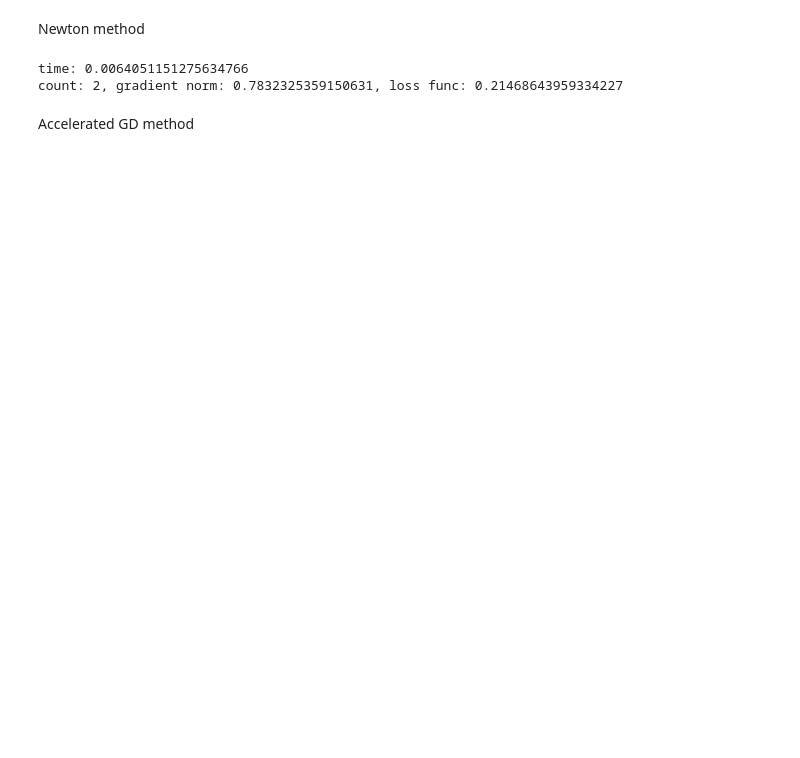
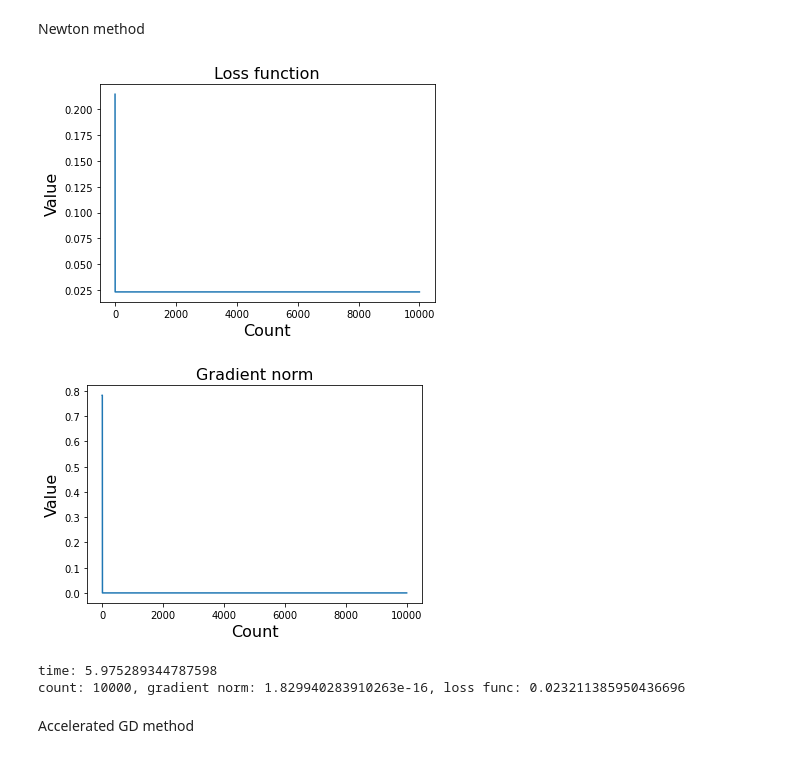
Before and after one commit to batman0911/regression_algorithm, a Jupyter notebook: kc_house/main.ipynb, the cells around one changed output. Drawn from its saved outputs; the diff is of its cells as text; code cells hidden in the pictures; blank space fills up the shorter version.

Commit message:
bench

```diff
--- a/kc_house/main.ipynb
+++ b/kc_house/main.ipynb
@@ -97,31 +93,33 @@ Newton method
 # %%
 start = time.time()
 
 lm = reg.RegressionOpt(
     solver='newton',
     max_iter=10000,
     step_size=1,
     w=w_init,
     X_train=X_train,
     y_train=y_train,
     X_test=X_test,
     y_test=y_test,
-    terminate=is_terminated,
-    bench_mode=bench_mode
+    terminate=False,
+    bench_mode=False
 )
 
 lm.fit_newton()
 
 end = time.time()
 
-# plot_data(lm)
-# save_data(lm)
+plot_data(lm)
+save_data(lm)
 
 print(f'time: {end - start}')
 print(f'count: {lm.count}, gradient norm: {lm.grad_norm_list[-1]}, loss func: {lm.loss_func_list[-1]}')
 # %% [output]
+[figure, added]
+[figure, added]
-time: 0.0064051151275634766
-count: 2, gradient norm: 0.7832325359150631, loss func: 0.21468643959334227
+time: 5.975289344787598
+count: 10000, gradient norm: 1.829940283910263e-16, loss func: 0.023211385950436696
 # %% [markdown]
 Accelerated GD method
 # %%
```
Also changed, not shown: parts of 8 cells of this notebook, 2 other files.
